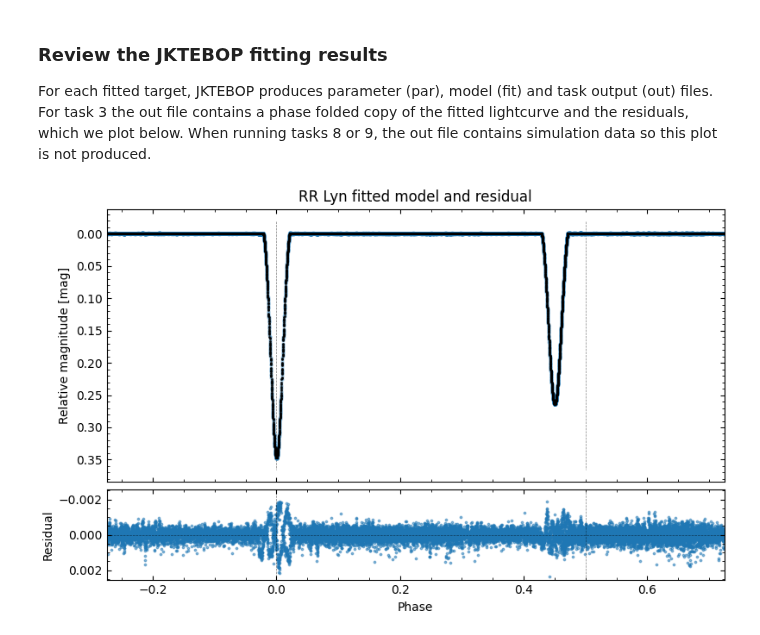
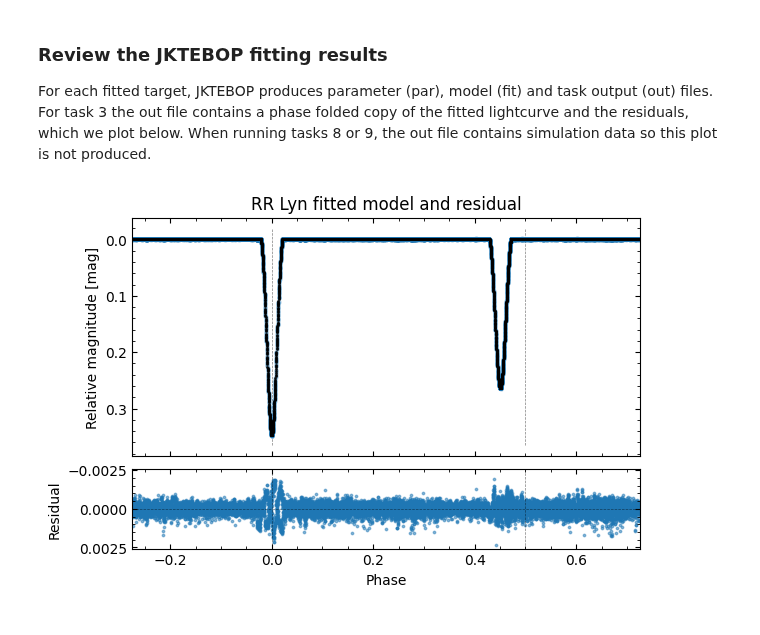
Before and after one commit to SteveOv/ebop_maven, a Jupyter notebook: model_interactive_tester.ipynb, the cells around one changed output. Saved outputs shown, nothing was run; the diff lists cells and outputs as text; code cells hidden in the pictures.

```diff
--- a/model_interactive_tester.ipynb
+++ b/model_interactive_tester.ipynb
@@ -289,32 +291,32 @@ not produced.
 # %%
 if task == 3:
     # Read the fit data from the out file, and roll the phases to match that used in estimations
     with open(jktebop.get_jktebop_dir() /f"{file_stem}.out", mode="r", encoding="utf8") as ff:
         fit_data =  np.loadtxt(ff, usecols=[3, 4, 5], comments="#", dtype=np.double, unpack=True)
         fit_data[0][fit_data[0] > np.max(fold_lc.time).value] -= 1.
 
     # A grid of two stacked Axes. Upper for the folded lc & model and lower for the residuals
-    fig = plt.figure(figsize=(8, 5), constrained_layout=True)
+    fig = plt.figure(figsize=(6, 4), constrained_layout=True)
     gs = GridSpec(figure=fig, ncols=1, nrows=2, height_ratios=(3, 1))
     ax_fld = fig.add_subplot(gs[0, 0])
 
     plotting.plot_folded_lightcurve_on_axes(ax_fld, fold_lc, "delta_mag", show_phase_vlines=True,
                                             overlay_data=fit_data, overlay_data_label=None,
                                             xlabel="", ylabel="Relative magnitude [mag]", inverty=True,
                                             title=f"{target_label} fitted model and residual")
     plt.setp(ax_fld.get_xticklabels(), visible=False) # Hides xtick labels on this part shared axes
 
     ax_res = fig.add_subplot(gs[1, 0], sharex=ax_fld)
     ax_res.scatter(x=fit_data[0], y=fit_data[2], s=3, alpha=.5)
     abs_max_ylim = max(np.abs(ax_res.get_ylim()))
     plotting.format_axes(ax_res, title="", xlabel="Phase", ylabel="Residual",
                         xlim=(min(phases), max(phases)), ylim=(abs_max_ylim, -abs_max_ylim))
     (ymin, ymax) = ax_res.get_ylim()
     ax_res.vlines([0.0, 0.5], ymin, ymax, linestyles="--", color="k", lw=.5, alpha=.5)
     ax_res.hlines([0.0], min(phases), max(phases), linestyles="--", color="k", lw=.5, alpha=.5)
     plt.show()
 # %% [output]
-[figure, old version]
+[figure, new version]
 # %%
 print(f"{target} JKTEBOP fitted parameters with formal errorbars (where given)")
 for param in fitted_vals.dtype.names:
```
Also changed, not shown: parts of 9 cells of this notebook.
